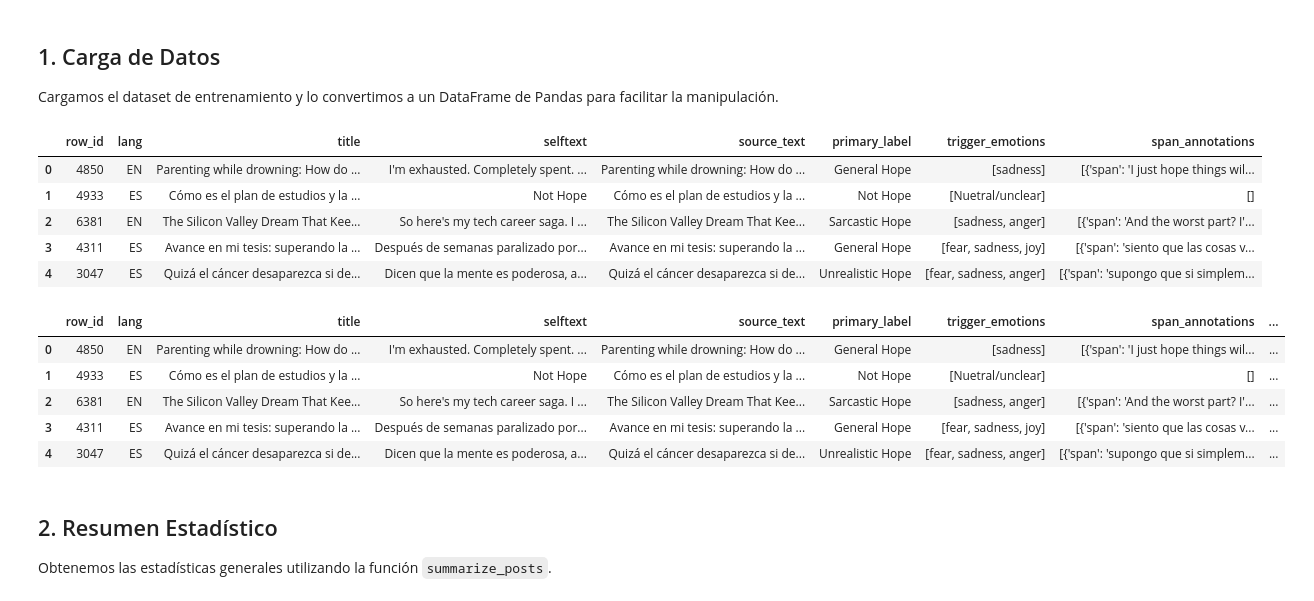
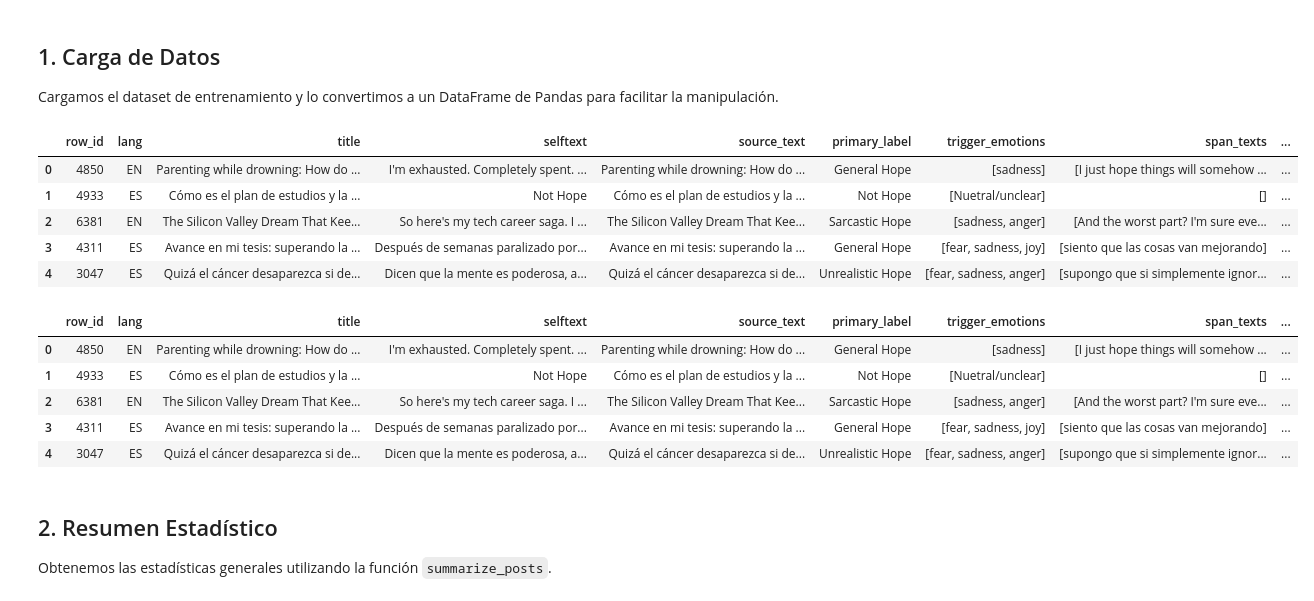
Before and after one commit to Adri-Extremix/Practica-PLN, a Jupyter notebook: EDA.ipynb, the cells around one changed output. Saved outputs shown, nothing was run; the diff lists cells and outputs as text; code cells hidden in the pictures.

```diff
--- a/EDA.ipynb
+++ b/EDA.ipynb
@@ -29,8 +29,9 @@ DATA_PATH = "HopeEXP_Train.jsonl"
 posts = load_posts(DATA_PATH)
 
 # Convertir a DataFrame base
-# df = pd.DataFrame([p.to_dict() for p in posts])
 df = convert_posts_to_df(posts)
+# Quitar span_annotations ya que tenemos columnas planas para Task C (span_texts) y Task D (outcome_stances, actors)
+df = df.drop(columns=['span_annotations'])
 display(df.head())
 
 import spacy
@@ -39,45 +40,45 @@ import spacy
 nlp_en = spacy.load("en_core_web_sm")
 nlp_es = spacy.load("es_core_news_sm")
 
 for nlp in [nlp_en, nlp_es]:
     if "sentencizer" not in nlp.pipe_names:
         nlp.add_pipe("sentencizer")
     nlp.select_pipes(enable=["sentencizer"])
 
 def get_metrics(df):
     df = df.copy()
     for lang in df['lang'].unique():
         mask = df['lang'] == lang
         texts = df.loc[mask, 'source_text']
         nlp = nlp_es if lang == 'ES' else nlp_en
 
         lang_stats = []
         for doc in nlp.pipe(texts, batch_size=100):
             words = [t.text for t in doc if not t.is_punct and not t.is_space]
             sentences = list(doc.sents)
             num_w = len(words)
             num_s = len(sentences)
             avg_s = sum(len([t for t in s if not t.is_punct and not t.is_space]) for s in sentences) / num_s if num_s > 0 else 0.0
             lang_stats.append([num_w, len(doc.text), max([len(w) for w in words]) if words else 0, num_s, avg_s])
 
         df.loc[mask, ['num_words', 'num_chars', 'max_word_len', 'num_sentences', 'avg_sentence_len']] = lang_stats
     return df
 
 df_metrics = get_metrics(df)
 df_metrics.head()
 # %% [output]
-|  | row_id | lang | title | selftext | source_text | primary_label | trigger_emotions | span_annotations |
-| 0 | 4850 | EN | Parenting while drowning: How do ... | I'm exhausted. Completely spent. ... | Parenting while drowning: How do ... | General Hope | [sadness] | [{'span': 'I just hope things wil... |
-| 1 | 4933 | ES | Cómo es el plan de estudios y la ... | Not Hope | Cómo es el plan de estudios y la ... | Not Hope | [Nuetral/unclear] | [] |
-| 2 | 6381 | EN | The Silicon Valley Dream That Kee... | So here's my tech career saga. I ... | The Silicon Valley Dream That Kee... | Sarcastic Hope | [sadness, anger] | [{'span': 'And the worst part? I'... |
-| 3 | 4311 | ES | Avance en mi tesis: superando la ... | Después de semanas paralizado por... | Avance en mi tesis: superando la ... | General Hope | [fear, sadness, joy] | [{'span': 'siento que las cosas v... |
-| 4 | 3047 | ES | Quizá el cáncer desaparezca si de... | Dicen que la mente es poderosa, a... | Quizá el cáncer desaparezca si de... | Unrealistic Hope | [fear, sadness, anger] | [{'span': 'supongo que si simplem... |
+|  | row_id | lang | title | selftext | source_text | primary_label | trigger_emotions | span_texts | ... |
+| 0 | 4850 | EN | Parenting while drowning: How do ... | I'm exhausted. Completely spent. ... | Parenting while drowning: How do ... | General Hope | [sadness] | [I just hope things will somehow ... | ... |
+| 1 | 4933 | ES | Cómo es el plan de estudios y la ... | Not Hope | Cómo es el plan de estudios y la ... | Not Hope | [Nuetral/unclear] | [] | ... |
+| 2 | 6381 | EN | The Silicon Valley Dream That Kee... | So here's my tech career saga. I ... | The Silicon Valley Dream That Kee... | Sarcastic Hope | [sadness, anger] | [And the worst part? I'm sure eve... | ... |
+| 3 | 4311 | ES | Avance en mi tesis: superando la ... | Después de semanas paralizado por... | Avance en mi tesis: superando la ... | General Hope | [fear, sadness, joy] | [siento que las cosas van mejorando] | ... |
+| 4 | 3047 | ES | Quizá el cáncer desaparezca si de... | Dicen que la mente es poderosa, a... | Quizá el cáncer desaparezca si de... | Unrealistic Hope | [fear, sadness, anger] | [supongo que si simplemente ignor... | ... |
-|  | row_id | lang | title | selftext | source_text | primary_label | trigger_emotions | span_annotations | ... |
-| 0 | 4850 | EN | Parenting while drowning: How do ... | I'm exhausted. Completely spent. ... | Parenting while drowning: How do ... | General Hope | [sadness] | [{'span': 'I just hope things wil... | ... |
+|  | row_id | lang | title | selftext | source_text | primary_label | trigger_emotions | span_texts | ... |
+| 0 | 4850 | EN | Parenting while drowning: How do ... | I'm exhausted. Completely spent. ... | Parenting while drowning: How do ... | General Hope | [sadness] | [I just hope things will somehow ... | ... |
 | 1 | 4933 | ES | Cómo es el plan de estudios y la ... | Not Hope | Cómo es el plan de estudios y la ... | Not Hope | [Nuetral/unclear] | [] | ... |
-| 2 | 6381 | EN | The Silicon Valley Dream That Kee... | So here's my tech career saga. I ... | The Silicon Valley Dream That Kee... | Sarcastic Hope | [sadness, anger] | [{'span': 'And the worst part? I'... | ... |
-| 3 | 4311 | ES | Avance en mi tesis: superando la ... | Después de semanas paralizado por... | Avance en mi tesis: superando la ... | General Hope | [fear, sadness, joy] | [{'span': 'siento que las cosas v... | ... |
-| 4 | 3047 | ES | Quizá el cáncer desaparezca si de... | Dicen que la mente es poderosa, a... | Quizá el cáncer desaparezca si de... | Unrealistic Hope | [fear, sadness, anger] | [{'span': 'supongo que si simplem... | ... |
+| 2 | 6381 | EN | The Silicon Valley Dream That Kee... | So here's my tech career saga. I ... | The Silicon Valley Dream That Kee... | Sarcastic Hope | [sadness, anger] | [And the worst part? I'm sure eve... | ... |
+| 3 | 4311 | ES | Avance en mi tesis: superando la ... | Después de semanas paralizado por... | Avance en mi tesis: superando la ... | General Hope | [fear, sadness, joy] | [siento que las cosas van mejorando] | ... |
+| 4 | 3047 | ES | Quizá el cáncer desaparezca si de... | Dicen que la mente es poderosa, a... | Quizá el cáncer desaparezca si de... | Unrealistic Hope | [fear, sadness, anger] | [supongo que si simplemente ignor... | ... |
 # %% [markdown]
 ## 2. Resumen Estadístico
 Obtenemos las estadísticas generales utilizando la función `summarize_posts`.
```
Also changed, not shown: parts of 2 cells of this notebook.
